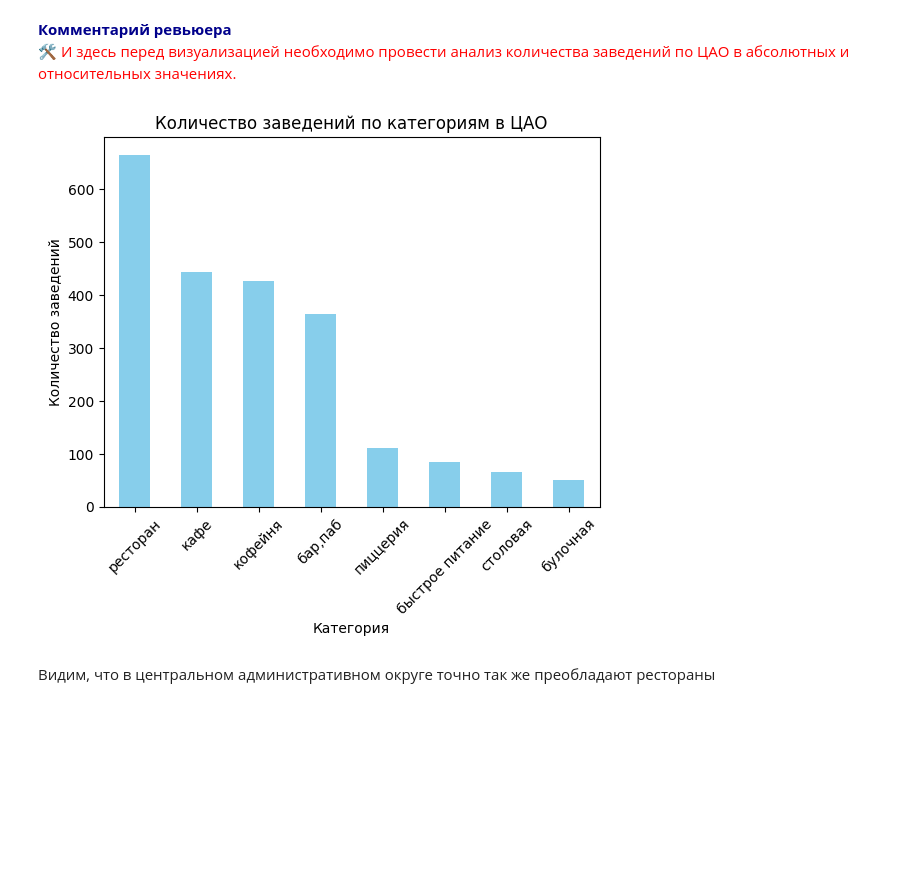
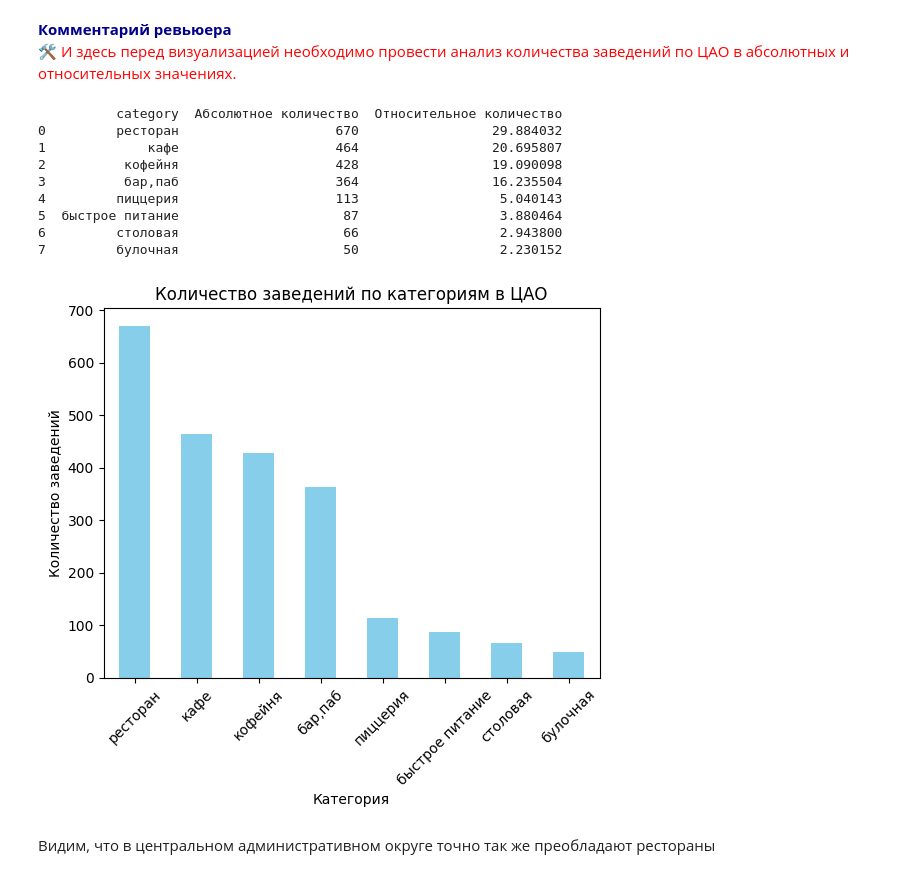
Before and after one commit to PsychoCoderrr/YPracticumProjects, a Jupyter notebook: VizPythonProjectVer2.ipynb, the cells around one changed output. Drawn from its saved outputs; the diff is of its cells as text; code cells hidden in the pictures; blank space fills up the shorter version.

```diff
--- a/VizPythonProjectVer2.ipynb
+++ b/VizPythonProjectVer2.ipynb
@@ -312,6 +312,3 @@ start_str_count = df_merged.shape[0]
 start_str_count
 # %% [output]
 8406
-# %%
-#произведем удаление пропусков
-df_merged = df_merged.dropna(subset=['hours'])
@@ -429,3 +407,5 @@ memory usage: 860.8+ KB
+# %%
+df_merged.drop_duplicates(subset=['name', 'address'], keep='first', inplace=True)
 # %%
 #посчитаем кол-во строк в после удаления дубликатов
 final_str_count = df_merged.shape[0]
@@ -549,17 +573,35 @@ plt.show()
 <font color='DarkBlue'><b>Комментарий ревьюера</b></font><br>
 <font color='Red'>🛠 И здесь перед визуализацией необходимо провести анализ количества заведений по ЦАО в абсолютных и относительных значениях.</font>
 # %%
+absolute_counts = df_merged[df_merged['district'] == 'Центральный административный округ']['category'].value_counts()
+relative_counts = df_merged[df_merged['district'] == 'Центральный административный округ']['category'].value_counts(normalize = True) * 100
+pivot_table = pd.DataFrame({
+    'Абсолютное количество': absolute_counts,
+    'Относительное количество': relative_counts
+}).reset_index()
+print(pivot_table)
+
+
 df_merged[df_merged['district'] == 'Центральный административный округ']['category'].value_counts().plot(
     kind = 'bar',
     color = 'skyblue'
 )
 plt.title('Количество заведений по категориям в ЦАО')
 plt.ylabel('Количество заведений')
 plt.xlabel('Категория')
 plt.xticks(rotation=45)
 plt.show()
 # %% [output]
+          category  Абсолютное количество  Относительное количество
+0         ресторан                    670                 29.884032
+1             кафе                    464                 20.695807
+2          кофейня                    428                 19.090098
+3          бар,паб                    364                 16.235504
+4         пиццерия                    113                  5.040143
+5  быстрое питание                     87                  3.880464
+6         столовая                     66                  2.943800
+7         булочная                     50                  2.230152
-[figure, old version]
+[figure, new version]
 # %% [markdown]
 Видим, что в центральном административном округе точно так же преобладают рестораны
 # %% [markdown]
```
Also changed, not shown: parts of 35 cells of this notebook.
